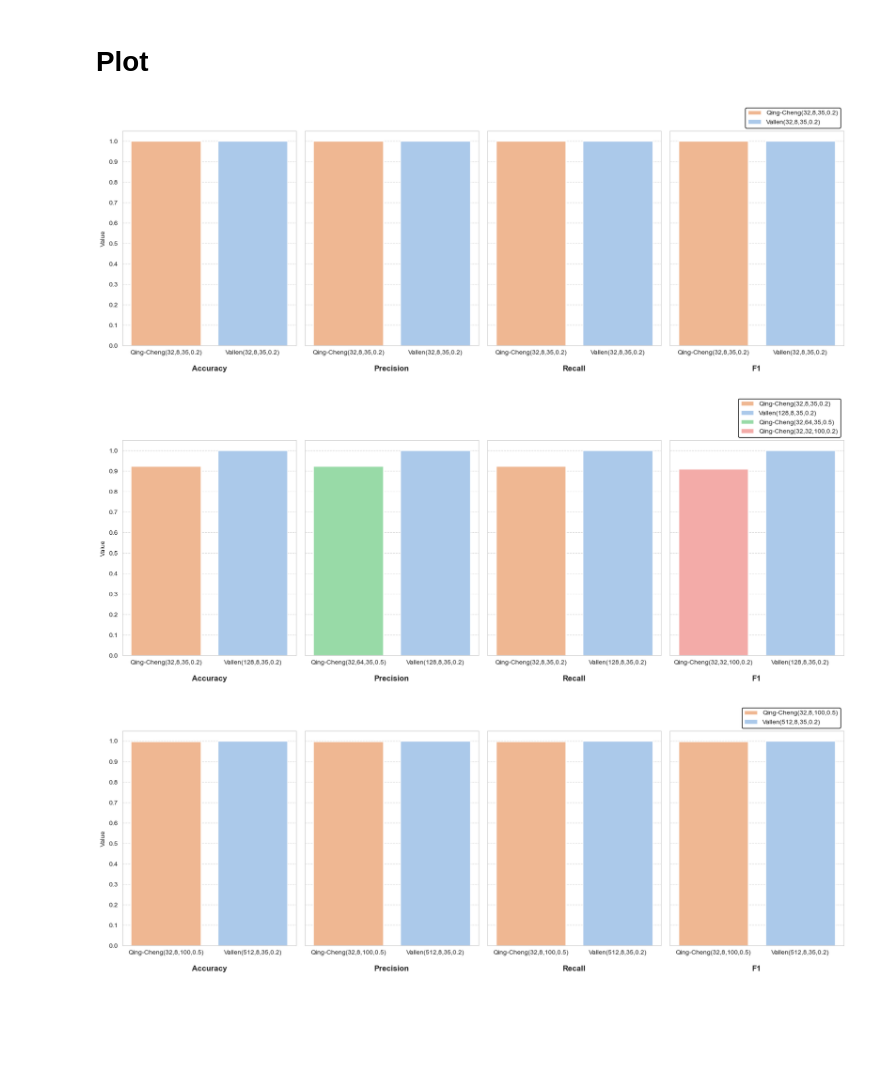
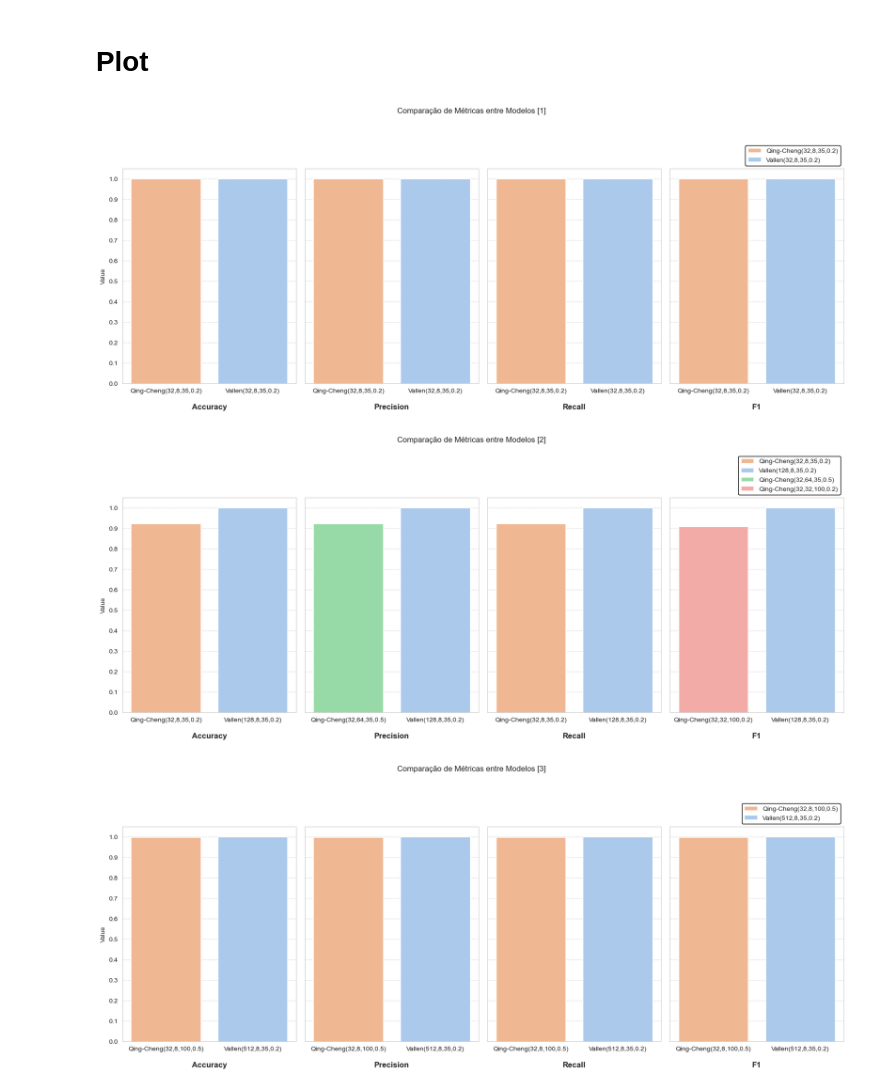
Before and after one commit to lukaltk/TCC-ml, a Jupyter notebook: model_analysis/grafico-barra-melhor-resultado.v3.ipynb, the cells around one changed output. Drawn from its saved outputs; the diff is of its cells as text; code cells hidden in the pictures; blank space fills up the shorter version.

```diff
--- a/model_analysis/grafico-barra-melhor-resultado.v3.ipynb
+++ b/model_analysis/grafico-barra-melhor-resultado.v3.ipynb
@@ -148,34 +148,34 @@ for index in range(len(qing_cheng_models)):
 
         model_a = best_model['model'].iloc[0]
         model_b = best_model['model'].iloc[1]
 
         palette = [color_dict[model_a], color_dict[model_b]]
 
         sns.barplot(x='model', y=metric, hue=palette, data=best_model, palette=palette, ax=ax)
 
         ax.set_xlabel(metric.capitalize(), fontsize=12, labelpad=15, weight='bold')
         ax.set_ylabel('Value')
 
         # ax.legend(title='Model', bbox_to_anchor=(1, 1))
         ax.grid(axis='y', linestyle='--', alpha=0.7)
 
         handles, labels = ax.get_legend_handles_labels()
 
         for handle, label in zip(handles, labels):
             if label not in labels_set:
                 new_handles.append(handle)
                 new_labels.append(model_dict[label])
 
                 labels_set.add(label)
 
         ax.legend([], [], frameon=False)
 
     axes[3].legend(new_handles, new_labels, loc='lower right', bbox_to_anchor=(1,1), framealpha=1, edgecolor='black')
 
     plt.yticks(np.arange(0, 1.1, 0.1))
-    # plt.suptitle('Comparação de Métricas entre Modelos', fontsize=14)
+    plt.suptitle(f'Comparação de Métricas entre Modelos [{ index + 1 }]', y=1.1)
     plt.show()
 # %% [output]
-[figure, old version]
+[figure, new version]
-[figure, old version]
+[figure, new version]
-[figure, old version]
+[figure, new version]
```
Also changed, not shown: parts of 1 cell of this notebook.
